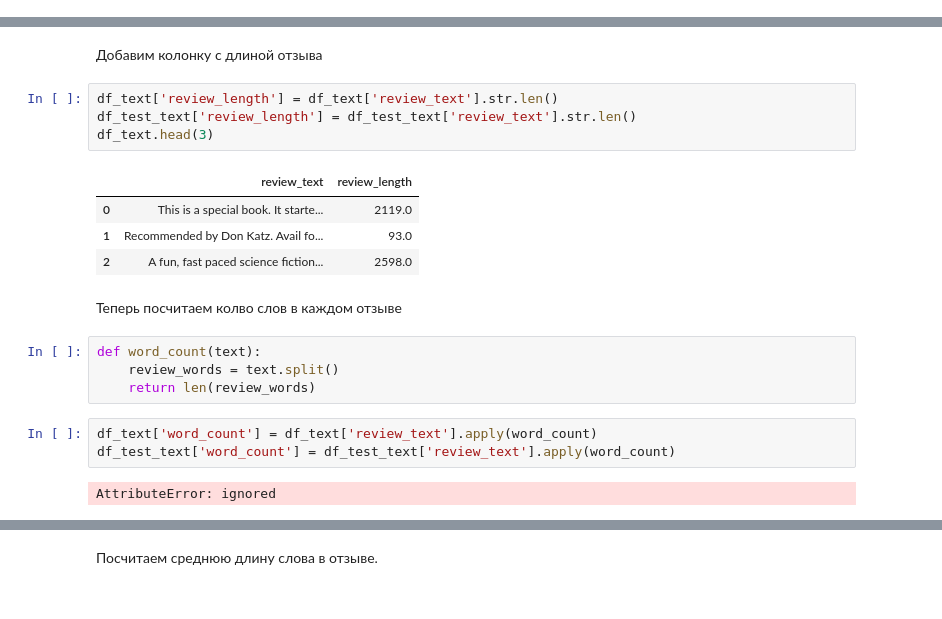
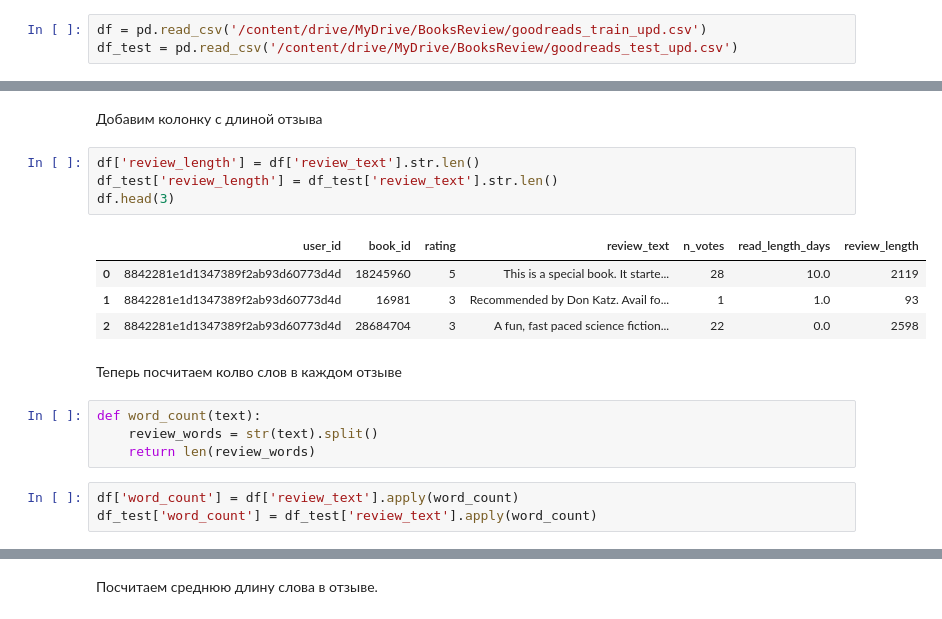
Before and after one commit to sadevans/DS_ML_tasks, a Jupyter notebook: goodreads_new.ipynb, the cells around one changed output, grey strips where cells are left out. Saved outputs shown, nothing was run; the diff lists cells and outputs as text.

```diff
--- a/goodreads_new.ipynb
+++ b/goodreads_new.ipynb
@@ -403,3 +456,6 @@ df.isna().sum()
 # %%
 df.to_csv('/content/drive/MyDrive/BooksReview/goodreads_train_upd.csv', index= False)
 df_test.to_csv('/content/drive/MyDrive/BooksReview/goodreads_test_upd.csv', index= False)
+# %%
+df = pd.read_csv('/content/drive/MyDrive/BooksReview/goodreads_train_upd.csv')
+df_test = pd.read_csv('/content/drive/MyDrive/BooksReview/goodreads_test_upd.csv')
@@ -462,23 +539,21 @@ Name: review_text, dtype: object
 # %% [markdown]
 Добавим колонку с длиной отзыва
 # %%
-df_text['review_length'] = df_text['review_text'].str.len()
-df_test_text['review_length'] = df_test_text['review_text'].str.len()
-df_text.head(3)
+df['review_length'] = df['review_text'].str.len()
+df_test['review_length'] = df_test['review_text'].str.len()
+df.head(3)
 # %% [output]
-|  | review_text | review_length |
-| 0 | This is a special book. It starte... | 2119.0 |
-| 1 | Recommended by Don Katz. Avail fo... | 93.0 |
-| 2 | A fun, fast paced science fiction... | 2598.0 |
+|  | user_id | book_id | rating | review_text | n_votes | read_length_days | review_length |
+| 0 | 8842281e1d1347389f2ab93d60773d4d | 18245960 | 5 | This is a special book. It starte... | 28 | 10.0 | 2119 |
+| 1 | 8842281e1d1347389f2ab93d60773d4d | 16981 | 3 | Recommended by Don Katz. Avail fo... | 1 | 1.0 | 93 |
+| 2 | 8842281e1d1347389f2ab93d60773d4d | 28684704 | 3 | A fun, fast paced science fiction... | 22 | 0.0 | 2598 |
 # %% [markdown]
 Теперь посчитаем колво слов в каждом отзыве
 # %%
 def word_count(text):
-    review_words = text.split()
+    review_words = str(text).split()
     return len(review_words)
 # %%
-df_text['word_count'] = df_text['review_text'].apply(word_count)
-df_test_text['word_count'] = df_test_text['review_text'].apply(word_count)
+df['word_count'] = df['review_text'].apply(word_count)
+df_test['word_count'] = df_test['review_text'].apply(word_count)
-# %% [output]
-AttributeError: ignored
 # %%
```
Also changed, not shown: parts of 106 cells of this notebook.
